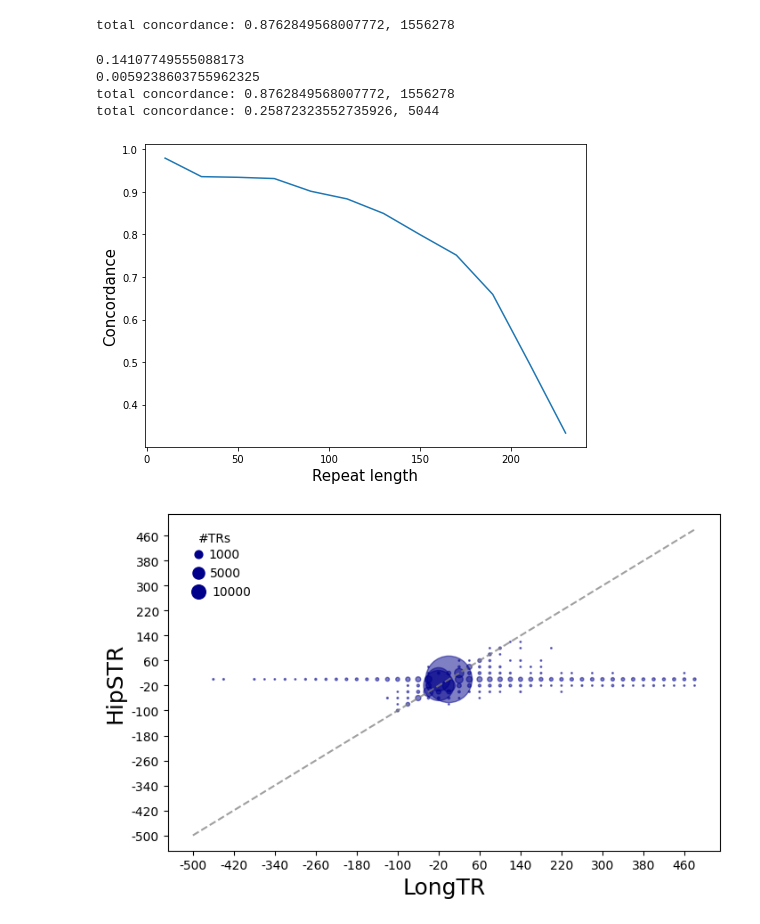
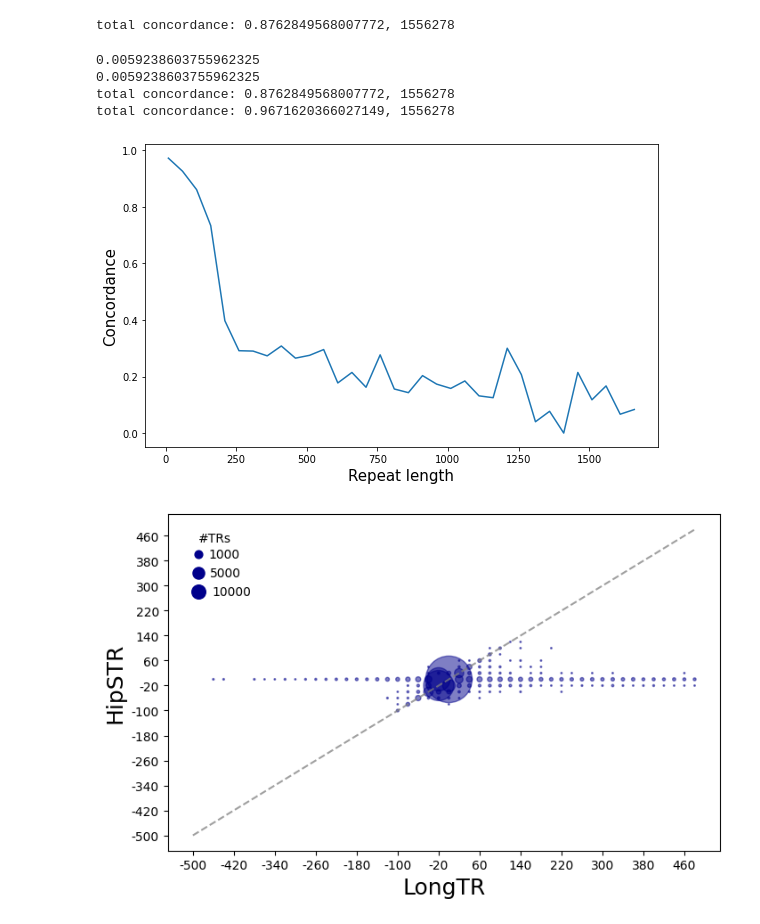
Before and after one commit to heliziii/LongTR_analysis, a Jupyter notebook: whole_genome/HipSTR_LR_SR.ipynb, the cells around one changed output. Cells and saved outputs as stored; diff of their text form; code cells hidden in the pictures.

```diff
--- a/whole_genome/HipSTR_LR_SR.ipynb
+++ b/whole_genome/HipSTR_LR_SR.ipynb
@@ -65,7 +65,7 @@ def to_int(val):
 # %%
 ######## Reading HipSTR and HipSTR-long records on long reads #######
 n = 1638945 #length of GRCh38.hipstr_reference_pre.bed
-HipSTR_long_records = []
+LongTR_records = []
 
 for chrom in [i for i in range(1,23)] + ['X', 'Y']:
     addr = f'/expanse/projects/gymreklab/helia/HipSTR_LR/tests/whole_genome/output/HG002_wg_HiFi_HipSTR_long_chr{chrom}.vcf.gz'
@@ -81,11 +81,11 @@ for chrom in [i for i in range(1,23)] + ['X', 'Y']:
             if type(alleles) == tuple:
                 alt_alleles += len(alleles)
                 inexact_alleles += sum(alleles)
-        HipSTR_long_records.append([record.CHROM, record.POS, record.REF, record.INFO['PERIOD'],
+        LongTR_records.append([record.CHROM, record.POS, record.REF, record.INFO['PERIOD'],
                                 record.INFO['END'], record.ID, record.gt_bases[0], record.format('ALLREADS')[0],
                                 alt_alleles, inexact_alleles])
 
-HipSTR_long_df = pd.DataFrame(HipSTR_long_records, columns = ['#CHROM',"START",
+LongTR_df = pd.DataFrame(LongTR_records, columns = ['#CHROM',"START",
                                                               "REF", "PERIOD", "END", "ID","GT", "ALLREADS",
                                                               "alt_alleles", 'inexact_alleles'])
 
@@ -133,7 +133,7 @@ def diff_GT(GT, PERIOD):
 
 
 
-both = HipSTR_short_df.merge(HipSTR_long_df, on = ['#CHROM', 'ID', 'PERIOD'],
+both = HipSTR_short_df.merge(LongTR_df, on = ['#CHROM', 'ID', 'PERIOD'],
                              how = 'outer', suffixes = ['_short', '_long'])
 
 
@@ -236,44 +235,44 @@ print(f"total concordance: {len(both_with_calls[both_with_calls['concordance'] =
 # %% [output]
 total concordance: 0.8762849568007772, 1556278
 # %%
-longer_than_100 = both_with_calls[both_with_calls['LEN_short'] > 250]
+longer_than_100 = both_with_calls
 print(np.sum(longer_than_100['inexact_alleles'])/np.sum(longer_than_100['alt_alleles']))
 print(np.sum(both_with_calls['inexact_alleles'])/np.sum(both_with_calls['alt_alleles']))
 print(f"total concordance: {len(both_with_calls[both_with_calls['concordance'] == 1]) / len(both_with_calls)}, {len(both_with_calls)}")
 
 print(f"total concordance: {len(longer_than_100[longer_than_100['concordance_1'] == 1]) / len(longer_than_100)}, {len(longer_than_100)}")
 MINLEN = 10
-MAXLEN = 250
+MAXLEN = 1750
 
 
 fig = plt.figure()
-fig.set_size_inches((7, 5))
+fig.set_size_inches((8, 5))
 ax = fig.add_subplot(111)
 
 
-lenbins = range(MINLEN, MAXLEN+1,20)
+lenbins = range(MINLEN, MAXLEN+1,50)
 xvals = []
 yvals = []
 for j in range(len(lenbins)-1):
     lb = lenbins[j]
     ub = lenbins[j+1]
     xx = both_with_calls[(both_with_calls['LEN_short']>=lb) & (both_with_calls['LEN_short']<ub)]
 
     if len(xx) > 10:
         xvals.append(lb)
         yvals.append(len(xx[xx['concordance_1']  == 1])/len(xx))
 ax.plot(xvals, yvals)
 ax.set_xlabel("Repeat length", size=15)
 ax.set_ylabel("Concordance", size=15)
 fig.tight_layout()
 
 plt.savefig("pdfs/concordance_vs_length.pdf", dpi=1200)
 # %% [output]
-0.14107749555088173
+0.0059238603755962325
 0.0059238603755962325
 total concordance: 0.8762849568007772, 1556278
-total concordance: 0.25872323552735926, 5044
+total concordance: 0.9671620366027149, 1556278
-[figure, old version]
+[figure, new version]
 # %%
 
 # bins = np.linspace(0,1000,100)
```
Also changed, not shown: parts of 1 cell of this notebook, 2 other files.
